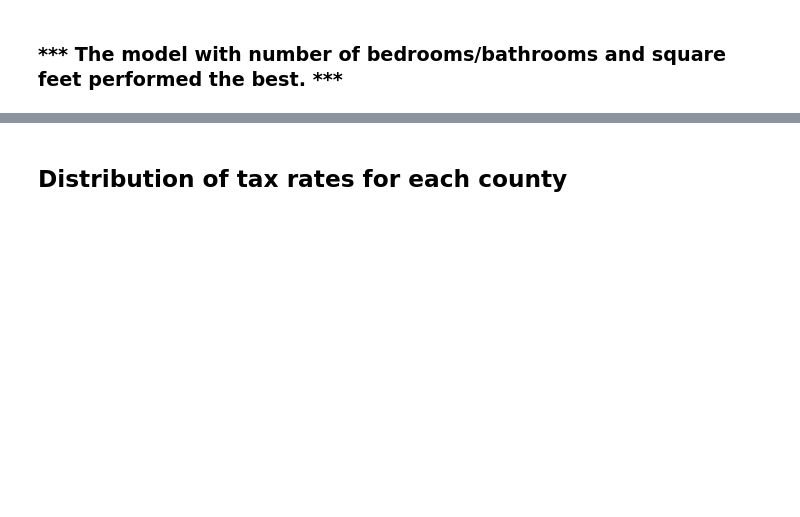
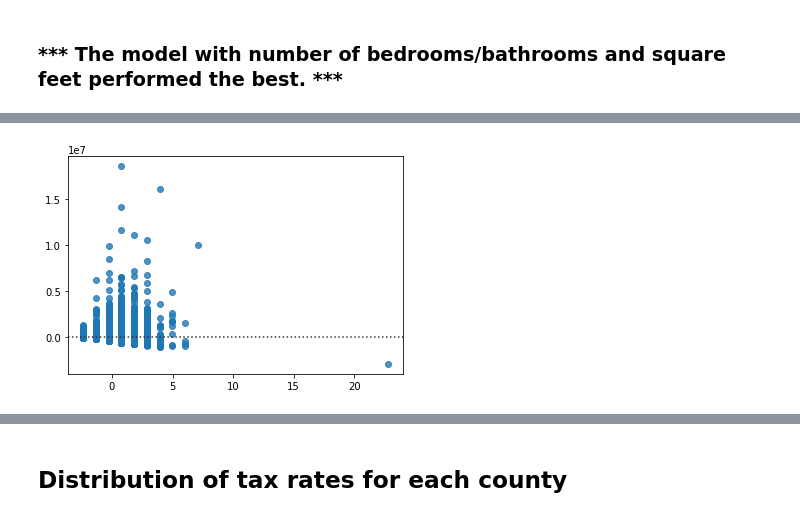
Before and after one commit to soslin/zillow-project, a Jupyter notebook: zillow_project.ipynb, the cells around one changed output, grey strips where cells are left out. Cells and saved outputs as stored; diff of their text form; code cells hidden in the pictures; blank space fills up the shorter version.

```diff
--- a/zillow_project.ipynb
+++ b/zillow_project.ipynb
@@ -398,0 +432,10 @@ res.summary()
+# %%
+def plot_residuals(x, y):
+    return sns.residplot(x, y)
+
+x = train_x_scaled_data[['Number of Bedrooms']]
+y = y_train[['Tax Appraised Value']]
+plot_residuals(x,y)
+plt.show()
+# %% [output]
+[figure, added]
```
Also changed, not shown: parts of 29 cells of this notebook.
